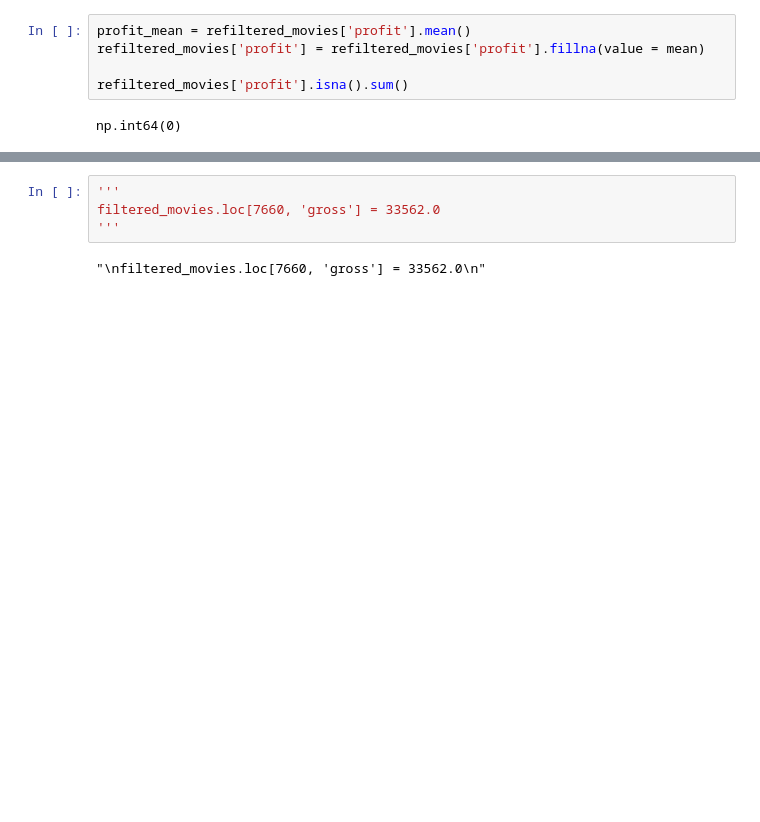
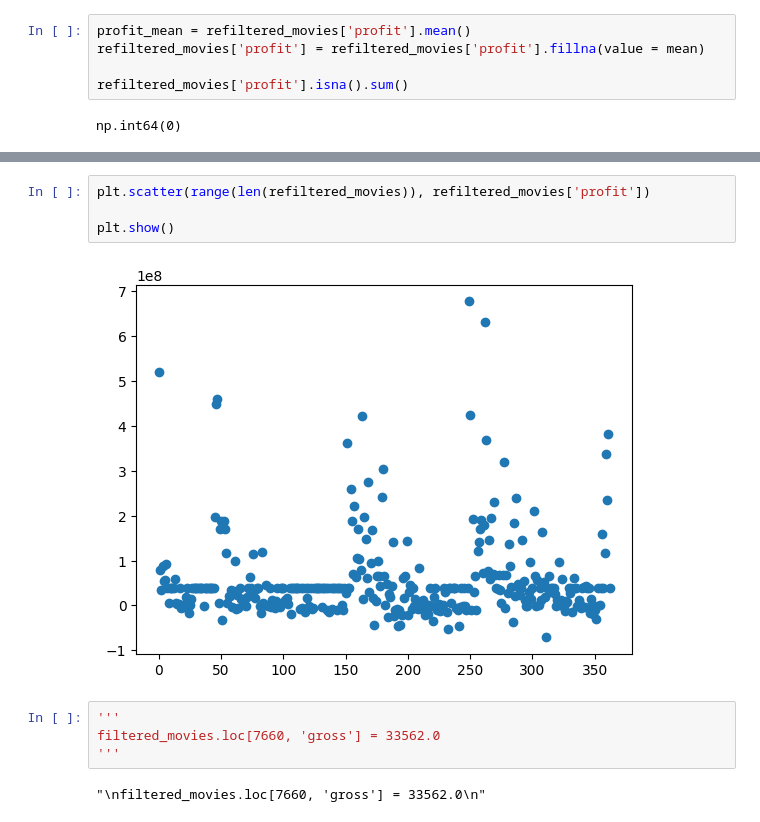
Before and after one commit to Kaidense2026/Pop_culture-, a Jupyter notebook: Pop_Culture_research_project.ipynb, the cells around one changed output, grey strips where cells are left out. Saved outputs shown, nothing was run; the diff lists cells and outputs as text; blank space fills up the shorter version.

```diff
--- a/Pop_Culture_research_project.ipynb
+++ b/Pop_Culture_research_project.ipynb
@@ -545,3 +598,9 @@ plt.show()
+# %%
+plt.scatter(range(len(refiltered_movies)), refiltered_movies['profit'])
+
+plt.show()
+# %% [output]
+[figure, added]
 # %%
 '''
 filtered_movies.loc[7660, 'gross'] = 33562.0
```
Also changed, not shown: parts of 9 cells of this notebook.
